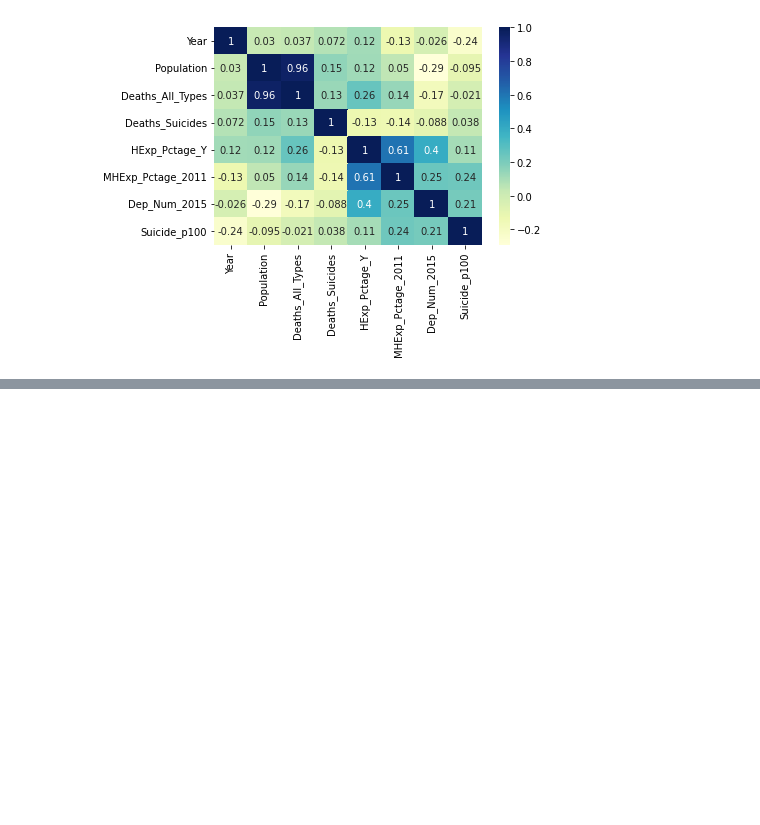
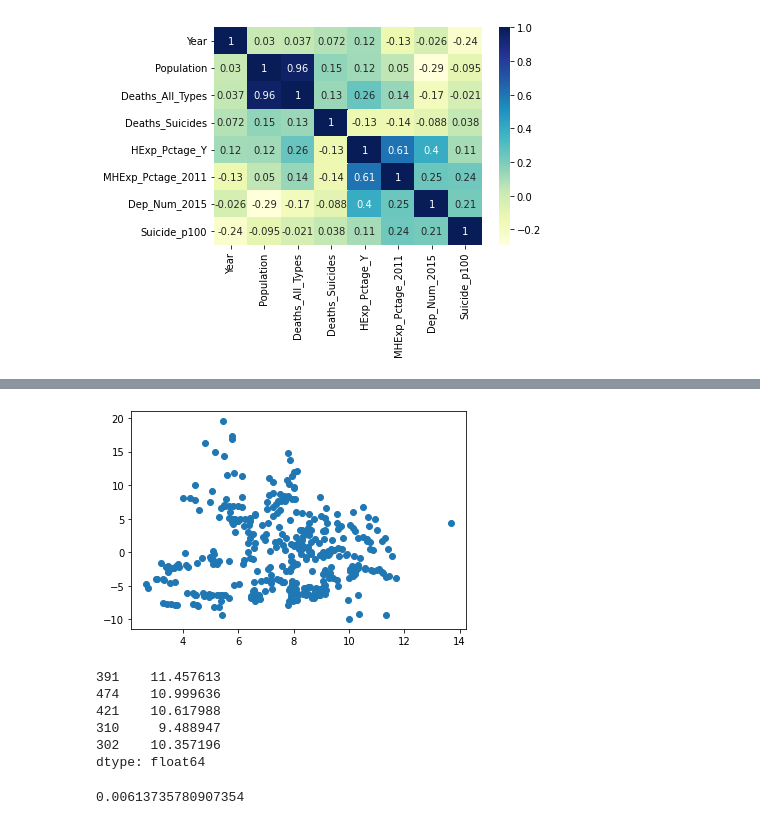
Before and after one commit to hhidayatinc/Machine_Learning, a Jupyter notebook: Kuis1_HidayatiNurChasanah.ipynb, the cells around one changed output, grey strips where cells are left out. Saved outputs shown, nothing was run; the diff lists cells and outputs as text; code cells hidden in the pictures; blank space fills up the shorter version.

```diff
--- a/Kuis1_HidayatiNurChasanah.ipynb
+++ b/Kuis1_HidayatiNurChasanah.ipynb
@@ -70,0 +148,29 @@ plt.show()
+# %%
+plt.scatter(X_train,res)
+plt.show()
+# %% [output]
+[figure, added]
+# %%
+# prediksi pada data uji dan evaluasi model
+X_test_sm = sm.add_constant(X_test)
+
+# prediksi y value yang berkorelasi dengan X_test_sm
+y_test_pred = lr.predict(X_test_sm)
+
+# cetak 5 data terprediksi teratas
+y_test_pred.head()
+# %% [output]
+391    11.457613
+474    10.999636
+421    10.617988
+310     9.488947
+302    10.357196
+dtype: float64
+# %%
+# hitung nilai r^2
+from sklearn.metrics import r2_score
+
+r_squared = r2_score(y_test, y_test_pred)
+r_squared
+# %% [output]
+0.00613735780907354
```
Also changed, not shown: parts of 6 cells of this notebook.
